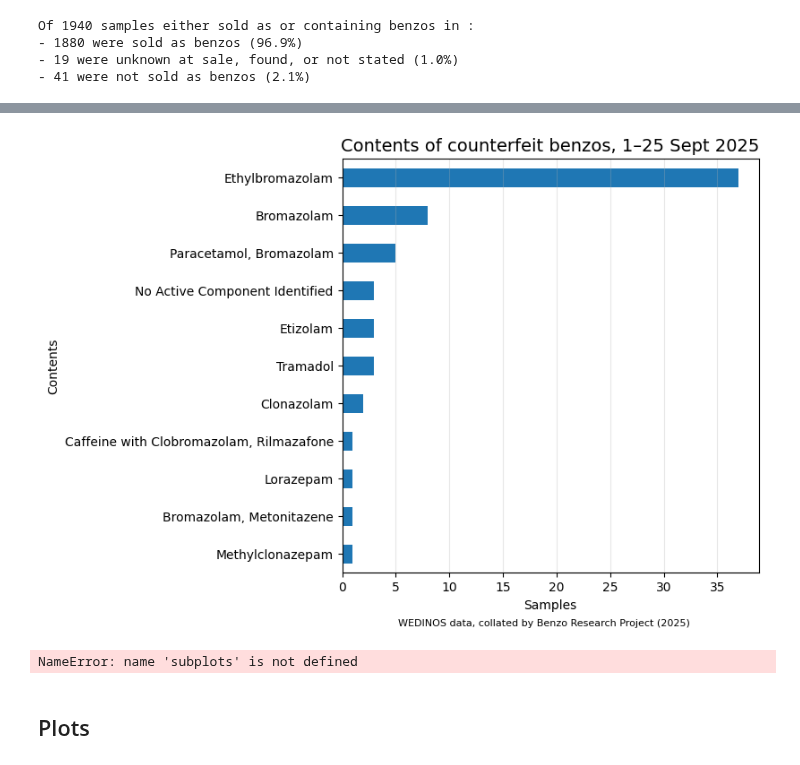
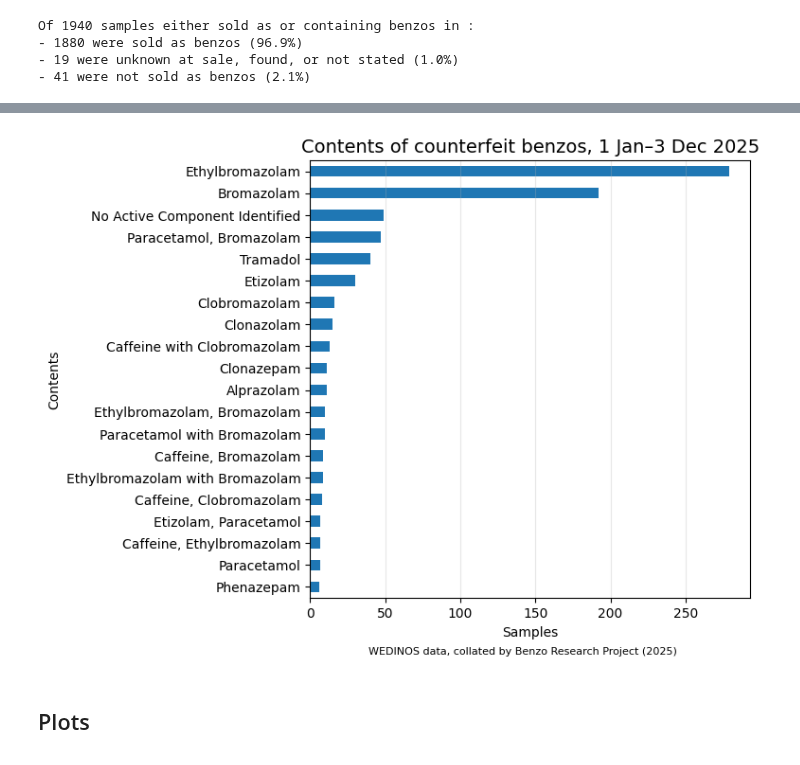
Before and after one commit to Benzo-Research-Project/NitazeneMap, a Jupyter notebook: WEDINOSParser.ipynb, the cells around one changed output, grey strips where cells are left out. Cells and saved outputs as stored; diff of their text form; code cells hidden in the pictures.

```diff
--- a/WEDINOSParser.ipynb
+++ b/WEDINOSParser.ipynb
@@ -494,6 +637,8 @@ benzo_substring_list
  'rivotril']
 # %%
 # Note this may not work properly if using the df_all file
+#df = df_nit_all.loc[df_nit_all['date_received'].str.contains('January 2026')]
+df = df_jan
 cbenzo_count=0
 cbenzo_meto_count = 0
 totalnit=0
@@ -668,0 +830,16 @@ Between 1 Jan–3 Oct 2025, 1932 out of 1940 samples mentioning benzos were sold
+# %%
+
+df_benzo_2025 = check_benzo_status(df_benzo_2025, '')
+#df_benzo_sept = df_benzo.loc[df_benzo['date_received'].str.contains('Sep')]
+total = len(df_benzo_2025)
+total_benzo_intent = len(df_benzo_2025[df_benzo_2025['sold_as_benzo'] == '1'])
+total_not_benzos = len(df_benzo_2025[df_benzo_2025['sold_as_benzo'] == '0'])
+total_counterfeit_benzos = len(df_benzo_2025[(df_benzo_2025['sold_as_benzo'] == '1') & (df_benzo_2025['status'] == 'counterfeit')])
+total_correct_benzos = len(df_benzo_2025[(df_benzo_2025['sold_as_benzo'] == '1') & (df_benzo_2025['status'] == 'not counterfeit')])
+unknown_benzos = len(df_benzo_2025[(df_benzo_2025['sold_as_benzo'] == '1') & (df_benzo_2025['status'] == 'inconclusive')])
+dates = input('Enter the date range for the analysis (e.g., Jan–Aug 2025): ')
+print(f'Between {dates},',total_benzo_intent,'out of',total,f'samples mentioning benzos were sold as benzos ({(100*total_benzo_intent/total):.1f}%), of which:')
+print('-',total_correct_benzos,f'benzos contained what they were sold as ({(100*total_correct_benzos/total_benzo_intent):.1f}%)')
+print('-',total_counterfeit_benzos,f'benzos were counterfeit ({(100*total_counterfeit_benzos/total_benzo_intent):.1f}%)')
+print('-',unknown_benzos,f'samples sold as benzos were inconclusive ({(100*unknown_benzos/total_benzo_intent):.1f}%)')
+print('-',total_not_benzos,f'samples containing benzos were not sold as benzos ({(100*total_not_benzos/total):.1f}%)')
@@ -669,6 +867,6 @@ Between 1 Jan–3 Oct 2025, 1932 out of 1940 samples mentioning benzos were sold
 # %%
-df_benzo_sept['minor']=df_benzo_sept['minor'].fillna('')
-for idx, row in df_benzo_sept.iterrows():
+df_benzo_2025['minor']=df_benzo_2025['minor'].fillna('')
+for idx, row in df_benzo_2025.iterrows():
     if (row['sold_as_benzo'] == '1') & (row['status'] == 'counterfeit'):
         try:
             print(idx, row['date_received'], row['postcode'], '– Sold as', row['intent'], ', tested as', row['major'], 'with' if(len(row['minor'])>=1) else '', row['minor'])
@@ -707,12 +905,12 @@ def getContents(df):
             contentsColumn.append(row['major'] + ' with ' + row['minor'])
     #df_cbenzo_sept['contents'] = df_cbenzo_sept['major'] + df_cbenzo_sept['minor']
     df['complete contents'] = contentsColumn
-    counterfeitContents = df['complete contents'].value_counts()
-    return counterfeitContents
+    Contents = df['complete contents'].value_counts()
+    return Contents
 
-df_cbenzo_sept = df_benzo_sept.loc[(df_benzo_sept['sold_as_benzo'] == '1') & (df_benzo_sept['status'] == 'counterfeit')]
+df_cbenzo_jan = df_benzo_jan.loc[(df_benzo_jan['sold_as_benzo'] == '1') & (df_benzo_jan['status'] == 'counterfeit')]
 
-counterfeitContents = getContents(df_cbenzo_sept)
+counterfeitContents = getContents(df_cbenzo_jan)
 print(counterfeitContents)
 # %% [output]
 complete contents
@@ -781,29 +1072,16 @@ pd.DataFrame(counterfeitContents)
 # %%
 fig, ax = subplots(figsize=(6, 6))
-ax.title.set_text('Contents of counterfeit benzos, 1–25 Sept 2025')
+ax.title.set_text('Contents of counterfeit benzos, 1 Jan–3 Dec 2025')
 ax.title.set_fontsize(14)
-counterfeitContents.sort_values().plot(kind='barh', ax=ax)
+counterfeitContents_all.head(20).sort_values().plot(kind='barh', ax=ax)
 ax.set_xlabel('Samples')
 ax.set_ylabel('Contents')
 ax.grid(axis='x',alpha=0.3)
 text = fig.text(0.50, 0.01,
             'WEDINOS data, collated by Benzo Research Project (2025)',
             horizontalalignment='center', wrap=True, fontsize=8)
 # %% [output]
-[figure, old version]
+[figure, new version]
-# %%
-fig, ax = subplots(figsize=(6, 6))
-ax.title.set_text('Contents of counterfeit benzos, 1 Jan–30 Sept 2025')
-ax.title.set_fontsize(14)
-counterfeitContents_all.head(20).sort_values().plot(kind='barh', ax=ax)
-ax.set_xlabel('Samples')
-ax.set_ylabel('Contents')
-ax.grid(axis='x',alpha=0.3)
-text = fig.text(0.50, 0.01,
-            'WEDINOS data, collated by Benzo Research Project (2025)',
-            horizontalalignment='center', wrap=True, fontsize=8)
-# %% [output]
-NameError: name 'subplots' is not defined
 # %% [markdown]
 ## Plots
 # %%
```
Also changed, not shown: parts of 48 cells of this notebook, 10 other files.
